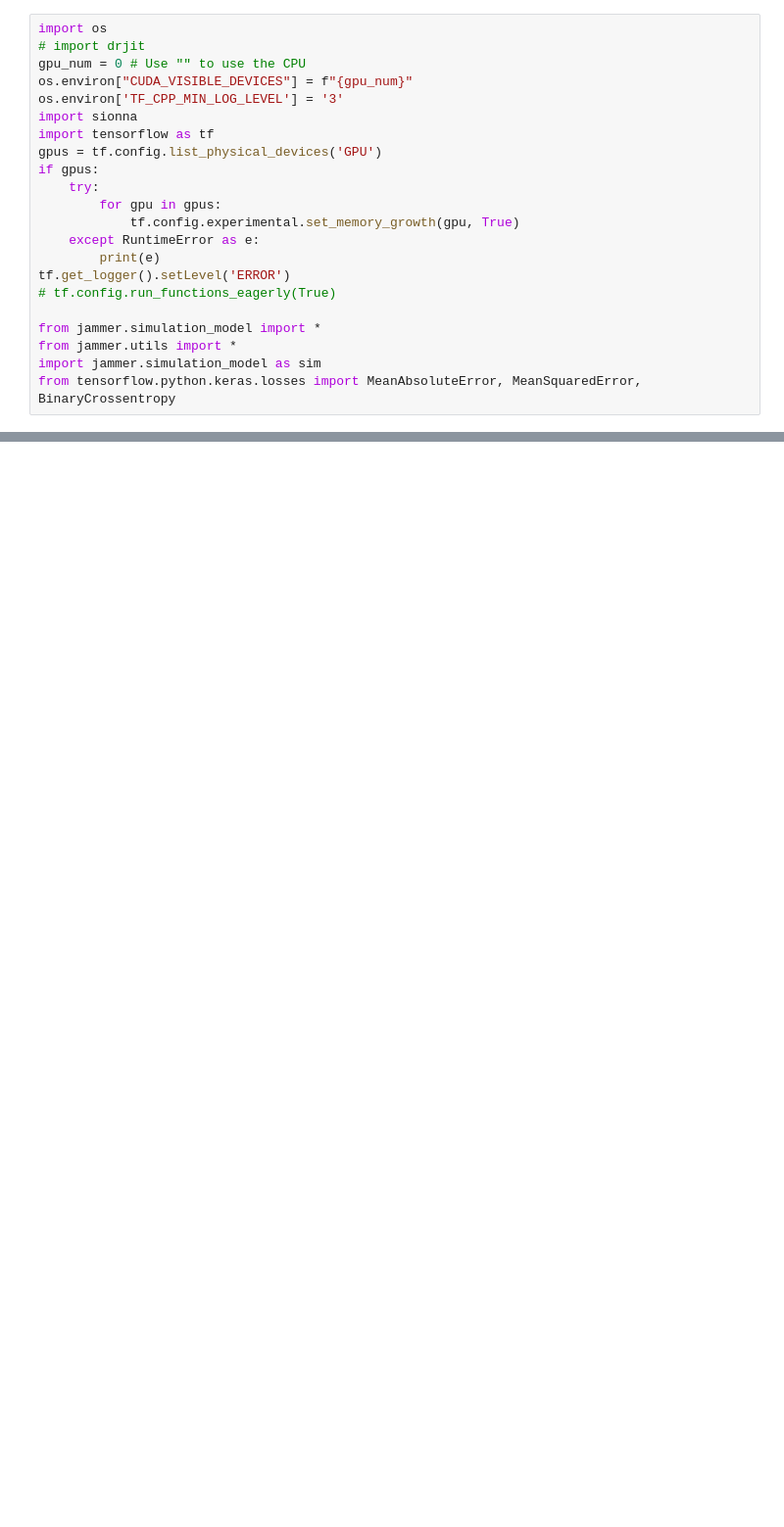
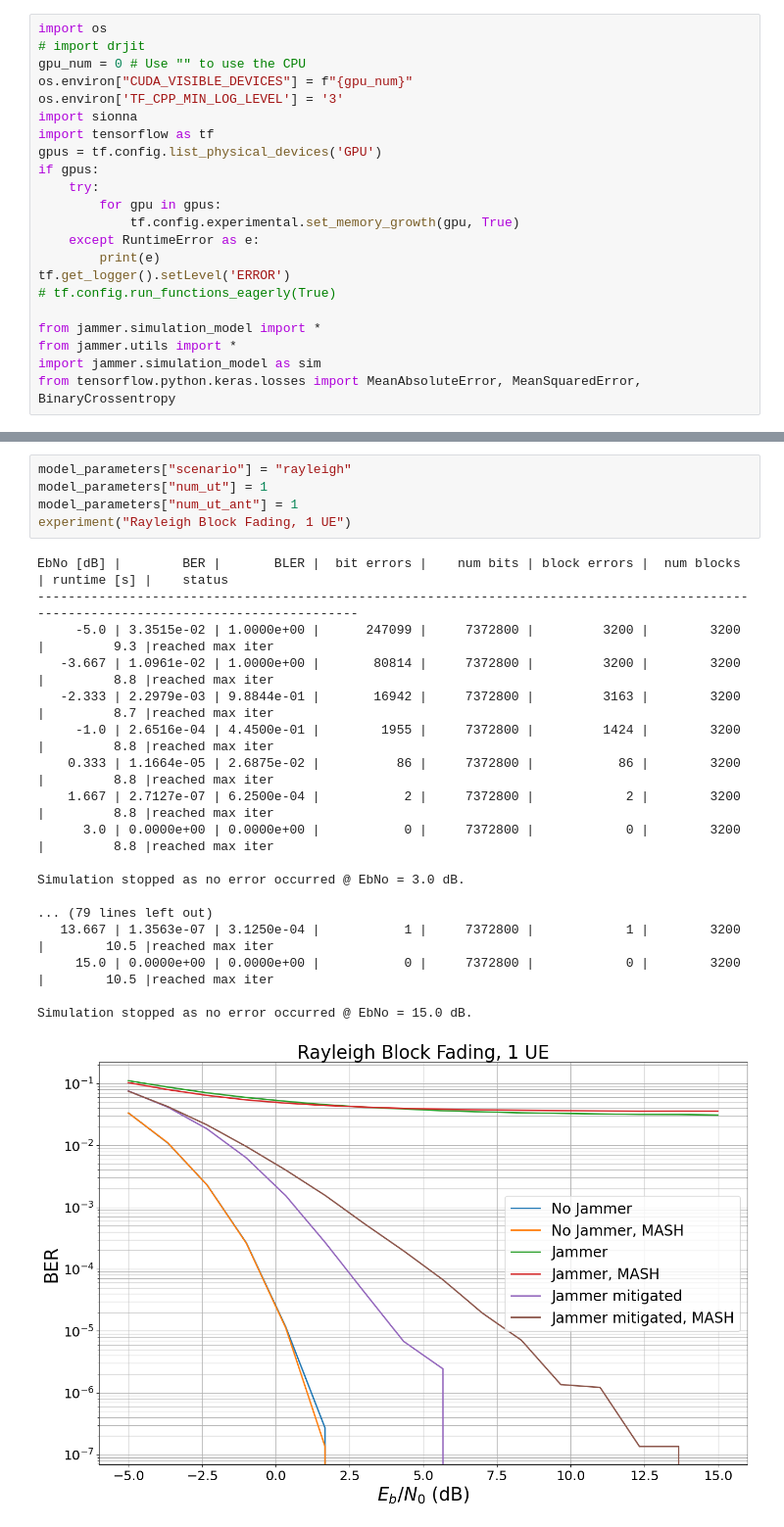
Before and after one commit to IIP-Group/pyjama, a Jupyter notebook: simulations/mash.ipynb, the cells around one changed output, grey strips where cells are left out. Shown: that part at 98% size. Cells and saved outputs as stored; diff of their text form; blank space fills up the shorter version.

```diff
--- a/simulations/mash.ipynb
+++ b/simulations/mash.ipynb
@@ -81,2 +81,26 @@ Simulation stopped as no error occurred @ EbNo = 11.0 dB.
+# %%
+model_parameters["scenario"] = "rayleigh"
+model_parameters["num_ut"] = 1
+model_parameters["num_ut_ant"] = 1
+experiment("Rayleigh Block Fading, 1 UE")
+# %% [output]
+EbNo [dB] |        BER |       BLER |  bit errors |    num bits | block errors |  num blocks | runtime [s] |    status
+---------------------------------------------------------------------------------------------------------------------------------------
+     -5.0 | 3.3515e-02 | 1.0000e+00 |      247099 |     7372800 |         3200 |        3200 |         9.3 |reached max iter
+   -3.667 | 1.0961e-02 | 1.0000e+00 |       80814 |     7372800 |         3200 |        3200 |         8.8 |reached max iter
+   -2.333 | 2.2979e-03 | 9.8844e-01 |       16942 |     7372800 |         3163 |        3200 |         8.7 |reached max iter
+     -1.0 | 2.6516e-04 | 4.4500e-01 |        1955 |     7372800 |         1424 |        3200 |         8.8 |reached max iter
+    0.333 | 1.1664e-05 | 2.6875e-02 |          86 |     7372800 |           86 |        3200 |         8.8 |reached max iter
+    1.667 | 2.7127e-07 | 6.2500e-04 |           2 |     7372800 |            2 |        3200 |         8.8 |reached max iter
+      3.0 | 0.0000e+00 | 0.0000e+00 |           0 |     7372800 |            0 |        3200 |         8.8 |reached max iter
+
+Simulation stopped as no error occurred @ EbNo = 3.0 dB.
+
+... (79 lines left out)
+   13.667 | 1.3563e-07 | 3.1250e-04 |           1 |     7372800 |            1 |        3200 |        10.5 |reached max iter
+     15.0 | 0.0000e+00 | 0.0000e+00 |           0 |     7372800 |            0 |        3200 |        10.5 |reached max iter
+
+Simulation stopped as no error occurred @ EbNo = 15.0 dB.
+[figure, added]
 # %%
 model_parameters["scenario"] = "umi"
```
Also changed, not shown: parts of 4 cells of this notebook, 1 other file.
